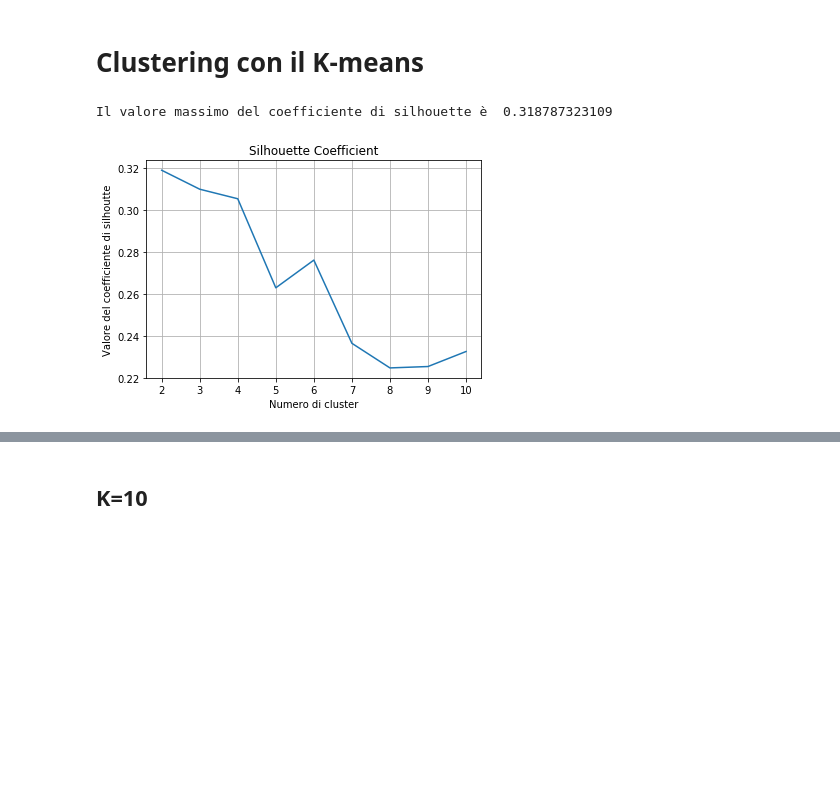
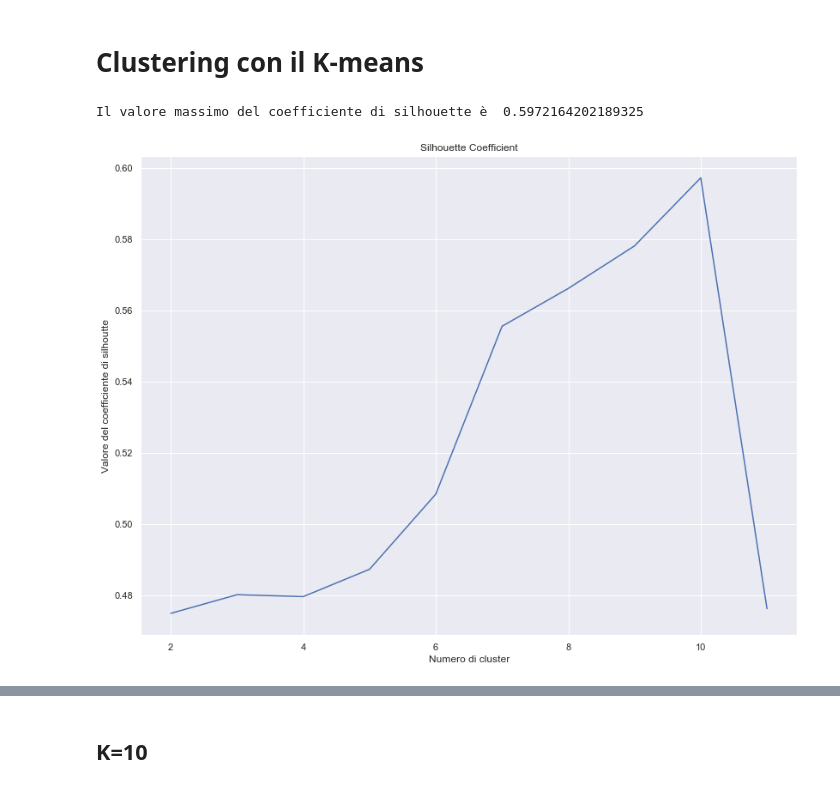
Before and after one commit to matteoghera/progettoDMO, a Jupyter notebook: Progetto_DMO_clustering2.ipynb, the cells around one changed output, grey strips where cells are left out. Cells and saved outputs as stored; diff of their text form; code cells hidden in the pictures; blank space fills up the shorter version.

```diff
--- a/Progetto_DMO_clustering2.ipynb
+++ b/Progetto_DMO_clustering2.ipynb
@@ -292,0 +22,8 @@ La matrice delle distanze del clustering è:
+# %%
+from path import Path
+PROJ_DIR = Path().getcwd().parent
+DATA_DIR = PROJ_DIR / "data"
+INTERIM_DIR = DATA_DIR / "interim"
+filename = INTERIM_DIR / "datasetUnione.csv"
+print(filename)
+sns.set(rc={'figure.figsize':(13.7,10.27)})
@@ -292,0 +32,3 @@ La matrice delle distanze del clustering è:
+# %%
+dataset = pd.read_csv(filename)
+#dataset = dataset.drop("Coorte", axis=1)
@@ -292,0 +190,20 @@ La matrice delle distanze del clustering è:
+# %%
+def silhouette_Coefficient(dataset, k, method, Rs=42, fs=(30,23)):
+    scaler = preprocessing.StandardScaler()
+    columns_name = dataset.columns
+    datasetStandar = scaler.fit_transform(dataset)
+    datasetStandar = pd.DataFrame(data = datasetStandar, columns = columns_name)
+    k_range = range(2,k)
+    scores = []
+    for i in k_range:
+        km = KMeans(n_clusters = i,init=method,random_state=Rs)
+        km.fit(datasetStandar)
+        scores.append(metrics.silhouette_score(datasetStandar,km.labels_))
+
+    #plt.figure(figsize=fs)
+    plt.plot(k_range,scores)
+    plt.title("Silhouette Coefficient")
+    plt.xlabel("Numero di cluster")
+    plt.ylabel("Valore del coefficiente di silhoutte")
+    plt.grid(True)
+    print("Il valore massimo del coefficiente di silhouette è ",max(scores))
@@ -292,0 +511,5 @@ La matrice delle distanze del clustering è:
+# %%
+path1 = './clustering/votiCluster/kmeans'
+path2 = './clustering/votiCluster/dbscan'
+path3 = './clustering/votiCluster/gerarchico'
+dataset2 = dataset[["ASD","ARC","PRG", "AN1", "MDL"]]
@@ -293,8 +578,8 @@ La matrice delle distanze del clustering è:
 # %% [markdown]
 # Clustering con il K-means
 # %%
-silhouette_Coefficient(ds, 11, "k-means++")
+silhouette_Coefficient(dataset2, 12, "k-means++")
 # %% [output]
-Il valore massimo del coefficiente di silhouette è  0.318787323109
+Il valore massimo del coefficiente di silhouette è  0.5972164202189325
-[figure, old version]
+[figure, new version]
 # %%
```
Also changed, not shown: parts of 257 cells of this notebook, 2 other files.
